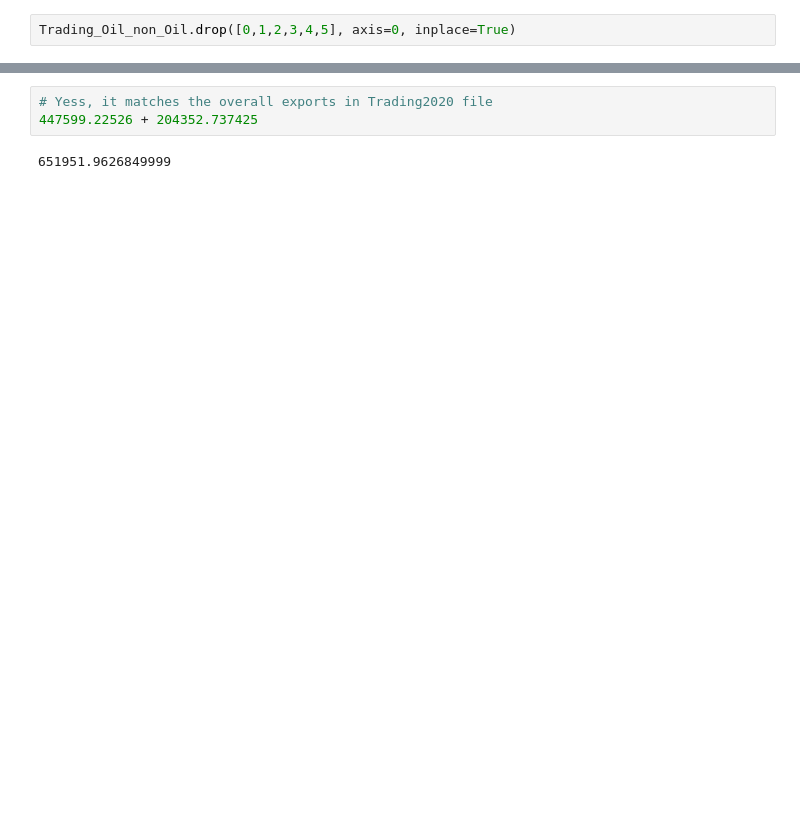
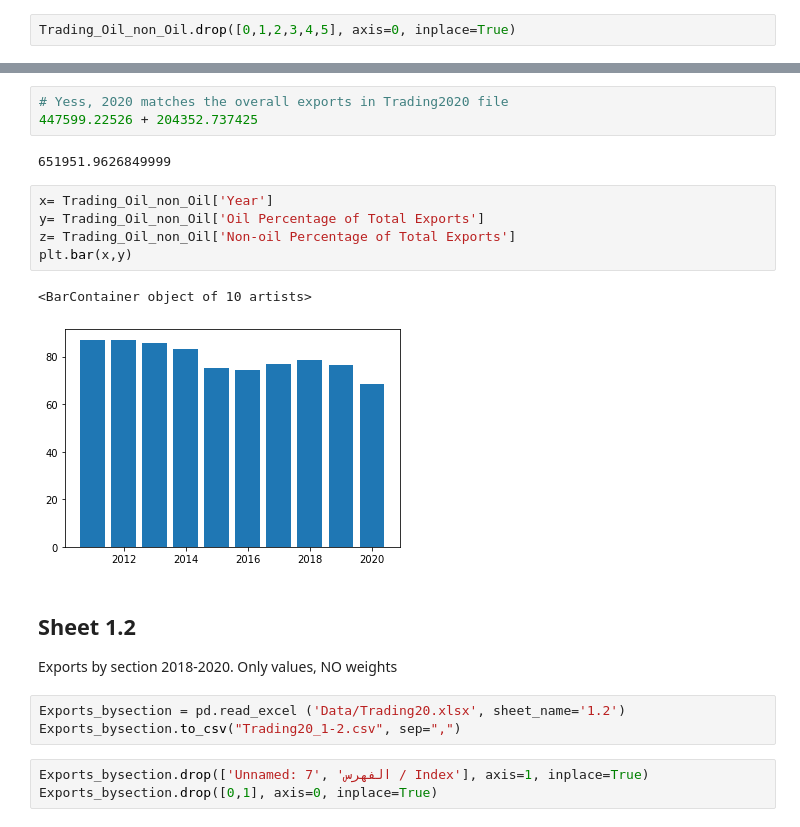
Before and after one commit to Aabusabaeen/Capstone-Project, a Jupyter notebook: CP_EDA_Cleaning.ipynb, the cells around one changed output, grey strips where cells are left out. Drawn from its saved outputs; the diff is of its cells as text; blank space fills up the shorter version.

```diff
--- a/CP_EDA_Cleaning.ipynb
+++ b/CP_EDA_Cleaning.ipynb
@@ -260,7 +260,24 @@ Trading_Oil_non_Oil
 | 14 | 2019 | 751828.128682 | 76.637987 | 229184.234637 | 23.362013 |
 | 15 | 2020 | 447599.22526 | 68.655246 | 204352.737425 | 31.344754 |
 # %%
-# Yess, it matches the overall exports in Trading2020 file
+# Yess, 2020 matches the overall exports in Trading2020 file
 447599.22526 + 204352.737425
 # %% [output]
 651951.9626849999
+# %%
+x= Trading_Oil_non_Oil['Year']
+y= Trading_Oil_non_Oil['Oil Percentage of Total Exports']
+z= Trading_Oil_non_Oil['Non-oil Percentage of Total Exports']
+plt.bar(x,y)
+# %% [output]
+<BarContainer object of 10 artists>
+[figure, added]
+# %% [markdown]
+## Sheet 1.2
+Exports by section 2018-2020. Only values, NO weights
+# %%
+Exports_bysection = pd.read_excel ('Data/Trading20.xlsx', sheet_name='1.2')
+Exports_bysection.to_csv("Trading20_1-2.csv", sep=",")
+# %%
+Exports_bysection.drop(['Unnamed: 7', 'الفهرس / Index'], axis=1, inplace=True)
+Exports_bysection.drop([0,1], axis=0, inplace=True)
```
Also changed, not shown: parts of 8 cells of this notebook, 4 other files.
